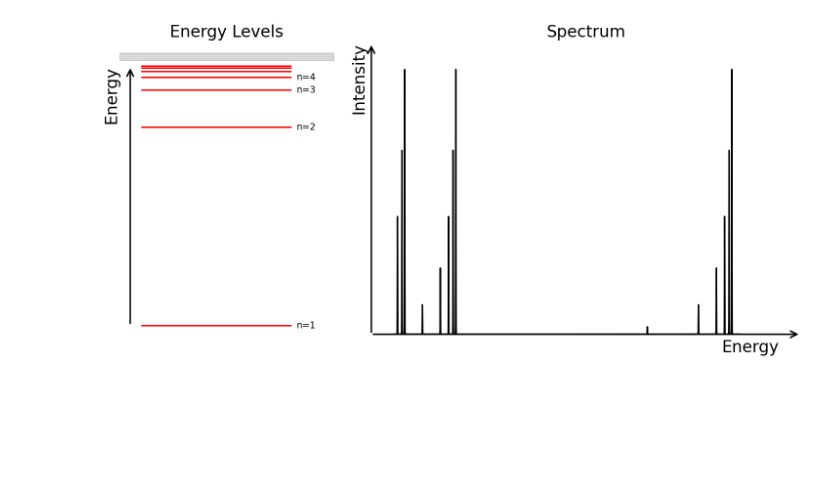
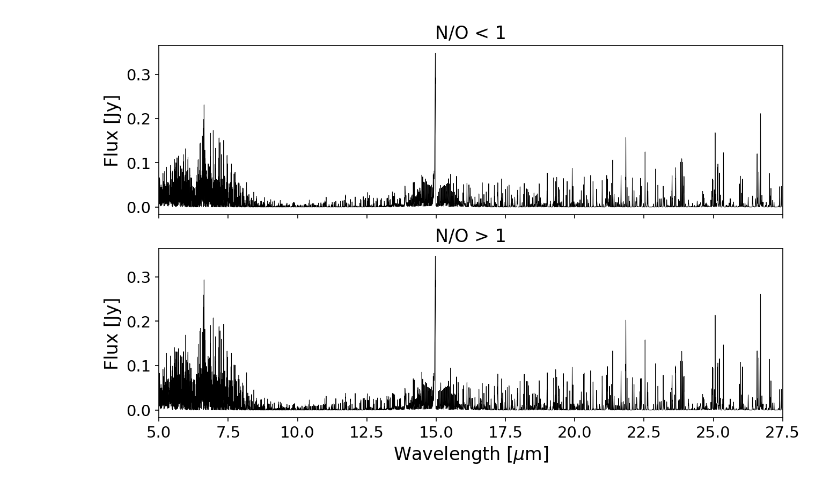
Before and after one commit to nielsklerk/BRP, a Jupyter notebook: AllFigures.ipynb, the cells around one changed output. Saved outputs shown, nothing was run; the diff lists cells and outputs as text; code cells hidden in the pictures; blank space fills up the shorter version.

```diff
--- a/AllFigures.ipynb
+++ b/AllFigures.ipynb
@@ -49,6 +49,62 @@ plt.rcParams.update({
 plt.rcParams['figure.figsize'] = [10, 6]
 plt.rcParams['figure.dpi'] = 150
 plt.rcParams['savefig.dpi'] = 300
+# %%
+fig, (ax1, ax2) = plt.subplots(2,1, sharex=True )
+with open('FLiTsData1000.pkl', 'rb') as f:
+    df = pickle.load(f)
+i=24
+model = df['Model Name'][i]
+FLiTs_wl = df.loc[df['Model Name'] == model, 'FLiTs Wavelength'].values[0].copy()
+FLiTs_flux = df.loc[df['Model Name'] == model, 'FLiTs Flux'].values[0].copy()
+# for index, specie in enumerate(species):
+#     specie_wl = df.loc[df['Model Name'] == model, f'FLiTs {specie} Wavelength'].values[0].copy()
+#     specie_flux = df.loc[df['Model Name'] == model, f'FLiTs {specie} Flux'].values[0].copy()
+#     new_specie_flux = np.interp(FLiTs_wl, specie_wl, specie_flux, left=0, right=0)
+#     if total_spec is None:
+#         total_spec = new_specie_flux
+#     else:
+#         total_spec += new_specie_flux
+#     axes[i].fill_between(FLiTs_wl, 0, total_spec*1000, label=specie, zorder=len(species) - index+1,
+#                     color=cmap(index / len(species)))
+    # ax.fill_between(specie_wl,0, specie_flux*1000, label=specie, zorder=len(species) - index+1,
+    #                 color=cmap(index / len(species)))
+    # new_flux = np.interp(FLiTs_wl, specie_wl, specie_flux)
+    # ax.plot(FLiTs_wl, np.log10(new_flux/FLiTs_flux+1))
+    # axes[i].plot(FLiTs_wl, new_specie_flux*1000)
+ax1.plot(FLiTs_wl, FLiTs_flux, c='black', lw=.5, label='FLiTs', zorder=20, rasterized=True)
+ax1.set_title('N/O < 1')
+ax1.set_ylabel(r'Flux [Jy]')
+with open('FLiTsData1000_N.pkl', 'rb') as f:
+    df = pickle.load(f)
+i=24
+model = df['Model Name'][i]
+FLiTs_wl = df.loc[df['Model Name'] == model, 'FLiTs Wavelength'].values[0].copy()
+FLiTs_flux = df.loc[df['Model Name'] == model, 'FLiTs Flux'].values[0].copy()
+# for index, specie in enumerate(species):
+#     specie_wl = df.loc[df['Model Name'] == model, f'FLiTs {specie} Wavelength'].values[0].copy()
+#     specie_flux = df.loc[df['Model Name'] == model, f'FLiTs {specie} Flux'].values[0].copy()
+#     new_specie_flux = np.interp(FLiTs_wl, specie_wl, specie_flux, left=0, right=0)
+#     if total_spec is None:
+#         total_spec = new_specie_flux
+#     else:
+#         total_spec += new_specie_flux
+#     axes[i].fill_between(FLiTs_wl, 0, total_spec*1000, label=specie, zorder=len(species) - index+1,
+#                     color=cmap(index / len(species)))
+    # ax.fill_between(specie_wl,0, specie_flux*1000, label=specie, zorder=len(species) - index+1,
+    #                 color=cmap(index / len(species)))
+    # new_flux = np.interp(FLiTs_wl, specie_wl, specie_flux)
+    # ax.plot(FLiTs_wl, np.log10(new_flux/FLiTs_flux+1))
+    # axes[i].plot(FLiTs_wl, new_specie_flux*1000)
+ax2.plot(FLiTs_wl, FLiTs_flux, c='black', lw=.5, label='FLiTs', zorder=20, rasterized=True)
+ax2.set_title('N/O > 1')
+ax2.set_xlabel(r'Wavelength [$\mu$m]')
+ax2.set_ylabel(r'Flux [Jy]')
+ax2.set_xlim(5, 27.5)
+plt.savefig('Figures/NOabun.pdf', bbox_inches='tight')
+plt.show()
+# %% [output]
+[figure, added]
 # %%
 fig, (ax_levels, ax_spectrum) = plt.subplots(1, 2, figsize=(10, 5), gridspec_kw={'width_ratios': [1, 2]})
 
@@ -126,8 +182,6 @@ ax_spectrum.set_title('Spectrum')
 plt.tight_layout()
 plt.savefig('Figures/ElecSpectrum.pdf', bbox_inches='tight')
 plt.show()
-# %% [output]
-[figure, removed]
 # %%
 fig, (ax_levels, ax_spectrum) = plt.subplots(1, 2, figsize=(10, 5), gridspec_kw={'width_ratios': [1, 2]})
 
```
Also changed, not shown: parts of 9 cells of this notebook, 1 other file.
